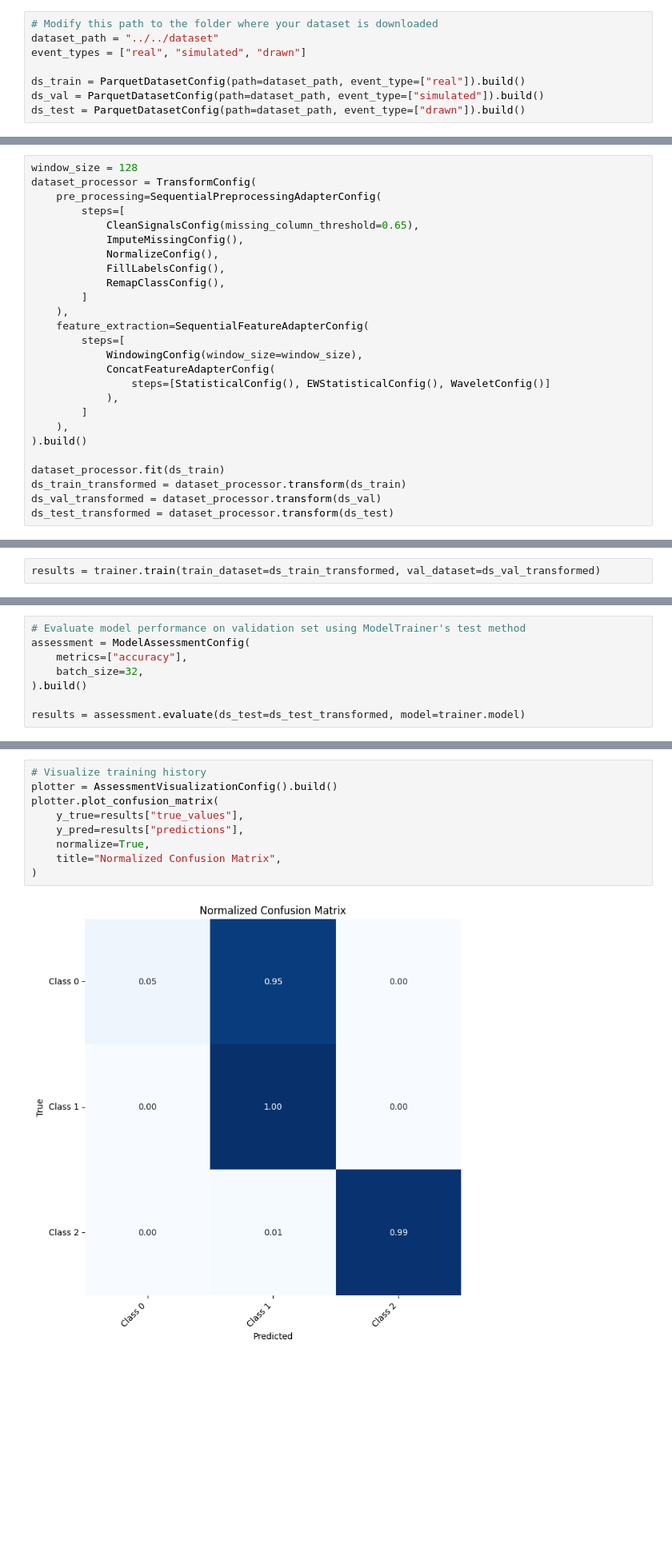
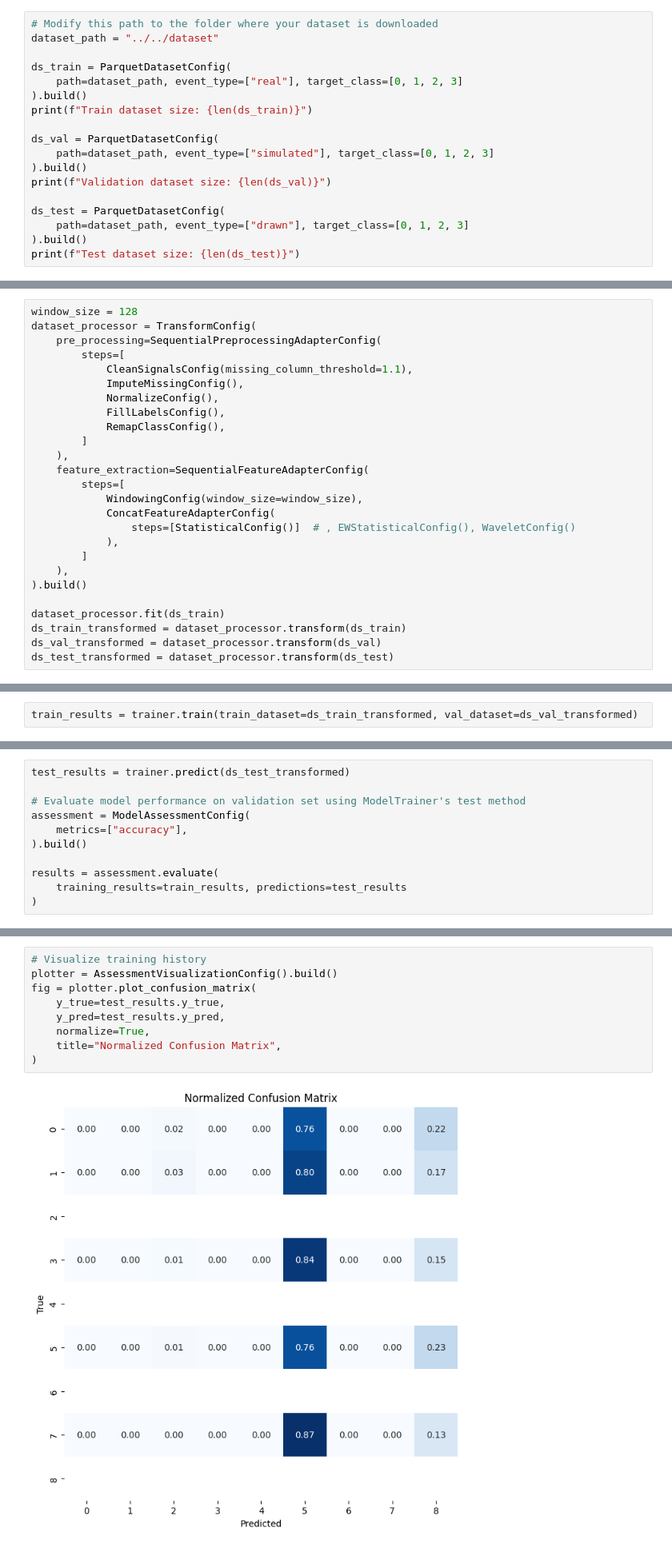
Before and after one commit to petrobras/3W, a Jupyter notebook: toolkit/demos/mlp_timeseries_example.ipynb, the cells around one changed output, grey strips where cells are left out. Shown at 80% size. Saved outputs shown, nothing was run; the diff lists cells and outputs as text; blank space fills up the shorter version.

```diff
--- a/toolkit/demos/mlp_timeseries_example.ipynb
+++ b/toolkit/demos/mlp_timeseries_example.ipynb
@@ -21,9 +20,19 @@ The next step is to create a ParqueDataset instance to interact with the *3W dat
 # %%
 # Modify this path to the folder where your dataset is downloaded
 dataset_path = "../../dataset"
-event_types = ["real", "simulated", "drawn"]
 
-ds_train = ParquetDatasetConfig(path=dataset_path, event_type=["real"]).build()
-ds_val = ParquetDatasetConfig(path=dataset_path, event_type=["simulated"]).build()
-ds_test = ParquetDatasetConfig(path=dataset_path, event_type=["drawn"]).build()
+ds_train = ParquetDatasetConfig(
+    path=dataset_path, event_type=["real"], target_class=[0, 1, 2, 3]
+).build()
+print(f"Train dataset size: {len(ds_train)}")
+
+ds_val = ParquetDatasetConfig(
+    path=dataset_path, event_type=["simulated"], target_class=[0, 1, 2, 3]
+).build()
+print(f"Validation dataset size: {len(ds_val)}")
+
+ds_test = ParquetDatasetConfig(
+    path=dataset_path, event_type=["drawn"], target_class=[0, 1, 2, 3]
+).build()
+print(f"Test dataset size: {len(ds_test)}")
 # %% [output]
@@ -41,7 +53,7 @@ window_size = 128
 dataset_processor = TransformConfig(
     pre_processing=SequentialPreprocessingAdapterConfig(
         steps=[
-            CleanSignalsConfig(missing_column_threshold=0.65),
+            CleanSignalsConfig(missing_column_threshold=1.1),
             ImputeMissingConfig(),
             NormalizeConfig(),
             FillLabelsConfig(),
@@ -52,7 +64,7 @@ dataset_processor = TransformConfig(
         steps=[
             WindowingConfig(window_size=window_size),
             ConcatFeatureAdapterConfig(
-                steps=[StatisticalConfig(), EWStatisticalConfig(), WaveletConfig()]
+                steps=[StatisticalConfig()]  # , EWStatisticalConfig(), WaveletConfig()
             ),
         ]
     ),
@@ -91,3 +103,3 @@ With the data and Trainer ready, we can call the *trainer.train()* method while
 # %%
-results = trainer.train(train_dataset=ds_train_transformed, val_dataset=ds_val_transformed)
+train_results = trainer.train(train_dataset=ds_train_transformed, val_dataset=ds_val_transformed)
 # %% [output]
@@ -105,11 +111,14 @@ results = trainer.train(train_dataset=ds_train_transformed, val_dataset=ds_val_t
 ### Training Assessment and Results
 For gathering the results using the test set, we will use the ModelAssessmentConfig inside a the *trainer.assess* method.
 # %%
+test_results = trainer.predict(ds_test_transformed)
+
 # Evaluate model performance on validation set using ModelTrainer's test method
 assessment = ModelAssessmentConfig(
     metrics=["accuracy"],
-    batch_size=32,
 ).build()
 
-results = assessment.evaluate(ds_test=ds_test_transformed, model=trainer.model)
+results = assessment.evaluate(
+    training_results=train_results, predictions=test_results
+)
 # %% [output]
@@ -129,11 +152,11 @@ plt.legend()
 # %%
 # Visualize training history
 plotter = AssessmentVisualizationConfig().build()
-plotter.plot_confusion_matrix(
-    y_true=results["true_values"],
-    y_pred=results["predictions"],
+fig = plotter.plot_confusion_matrix(
+    y_true=test_results.y_true,
+    y_pred=test_results.y_pred,
     normalize=True,
     title="Normalized Confusion Matrix",
 )
 # %% [output]
-[figure, old version]
+[figure, new version]
```
Also changed, not shown: parts of 10 cells of this notebook, 2 other files.
